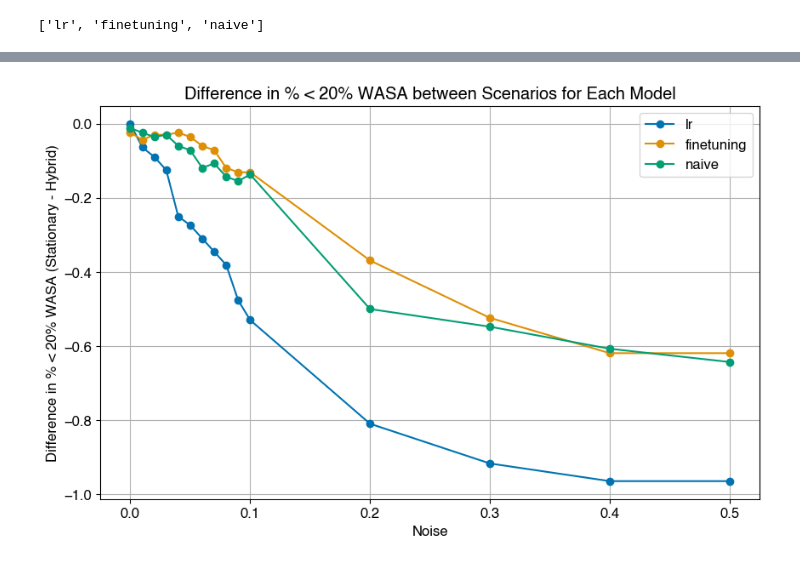
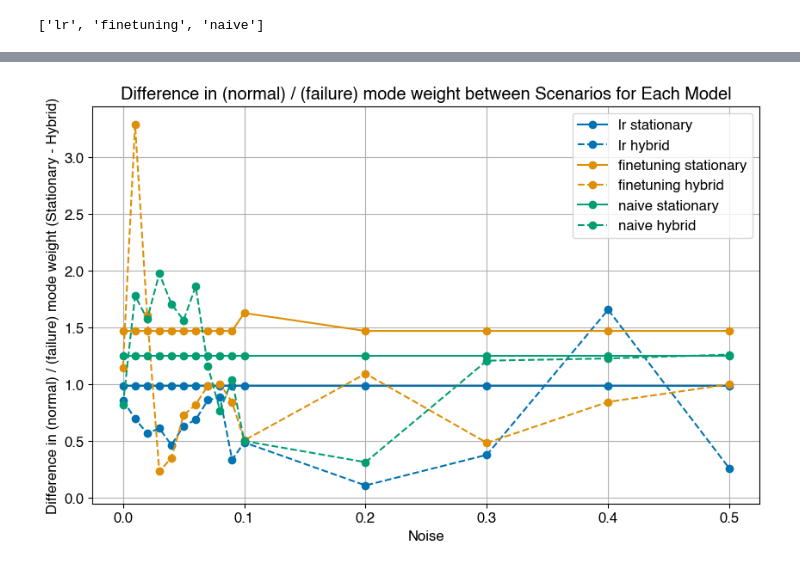
Before and after one commit to Arcascope/pisces, a Jupyter notebook: analyses/NHRC/noise_study.ipynb, the cells around one changed output, grey strips where cells are left out. Drawn from its saved outputs; the diff is of its cells as text; code cells hidden in the pictures.

Commit message:
clean up notebooks to use latest eval work. re-compute with dyn, 50, 32 Hz. Run through models.

```diff
--- a/analyses/NHRC/noise_study.ipynb
+++ b/analyses/NHRC/noise_study.ipynb
@@ -165,0 +184,5 @@ LR_KERNEL_SIZE: 61
+# %%
+
+idx = np.random.randint(0, len(walch.ids))
+id_name = walch.ids[idx]
+print(f"Processing subject {id_name}")
@@ -611,13 +674,15 @@ noise_levels = sorted(evaluations_df['noise'].unique())
 plt.figure(figsize=(10, 6))
 
 METRIC_NAME = 'WASA'
-STAT_NAME = f'% < 20% {METRIC_NAME}'
+# STAT_NAME = f'% < 20% {METRIC_NAME}'
 # STAT_NAME = f'GMM Mode Centers'
+STAT_NAME = f'(normal) / (failure) mode weight'
+
 
 PALETTE = sns.color_palette('colorblind', n_colors=len(models))
 
 def metric_score(df: pd.DataFrame, plot_column: str = WASA_COLUMN) -> tuple:
-    return np.sum(df[plot_column] < 0.2) / len(df)
+    # return np.sum(df[plot_column] < 0.2) / len(df)
     gmm = get_GMM(df)
     means = gmm.means_.flatten()
     mean_sort_idx = means.argsort()
@@ -638,41 +703,44 @@ for idx, model in enumerate(models):
         df_filtered = evaluations_df[
             (evaluations_df['model'] == model) & (evaluations_df['noise'] == noise)
         ]
 
         # Calculate skew for each scenario
         stationary_df = df_filtered[df_filtered['scenario'] == 'stationary']
         # metric_stationary = stationary_df.skew()
-        metric_stationary = metric_score(stationary_df)
-        # metric_stationary, weights_stationary = metric_score(stationary_df)
-        # stationary_scalar = min_over_max(weights_stationary)
+        # metric_stationary = metric_score(stationary_df)
+        metric_stationary, weights_stationary = metric_score(stationary_df)
+        stationary_scalar = weights_stationary[1] / weights_stationary[0]
 
         hybrid_df = df_filtered[df_filtered['scenario'] == 'hybrid']
         metric_hybrid = metric_score(hybrid_df)
-        # metric_hybrid, weights_hybrid = metric_score(hybrid_df)
+        metric_hybrid, weights_hybrid = metric_score(hybrid_df)
+        hybrid_scalar = weights_hybrid[1] / weights_hybrid[0]
         # hybrid_scalar = min_over_max(weights_hybrid)
 
         # Compute the difference in skew
         metric_difference = metric_stationary - metric_hybrid
         metric_diff.append(metric_difference)
 
+        stationary_means.append(stationary_scalar)
+        hybrid_means.append(hybrid_scalar)
         # stationary_means.append(stationary_scalar * np.diff(metric_stationary))
         # hybrid_means.append(hybrid_scalar * np.diff(metric_hybrid))
 
     # Plot the difference
-    plt.plot(noise_levels, metric_diff, label=model, marker='o', color=PALETTE[idx])
-    # plt.plot(noise_levels, stationary_means, label=f"{model} stationary", marker='o', color=PALETTE[idx])
-    # plt.plot(noise_levels, hybrid_means, '--', label=f"{model} hybrid", marker='o', color=PALETTE[idx])
+    # plt.plot(noise_levels, metric_diff, label=model, marker='o', color=PALETTE[idx])
+    plt.plot(noise_levels, stationary_means, label=f"{model} stationary", marker='o', color=PALETTE[idx])
+    plt.plot(noise_levels, hybrid_means, '--', label=f"{model} hybrid", marker='o', color=PALETTE[idx])
 
 
 plt.xlabel('Noise')
 # plt.ylabel(f'Difference in {STAT_NAME}')
 plt.ylabel(f'Difference in {STAT_NAME} (Stationary - Hybrid)')
 plt.title(f'Difference in {STAT_NAME} between Scenarios for Each Model')
 plt.legend()
 plt.grid(True)
 plt.show()
 # %% [output]
-[figure, old version]
+[figure, new version]
 # %%
 evaluations_df.to_csv("evaluations_df_plus_noise.csv", index=False)
 # %%
```
Also changed, not shown: parts of 10 cells of this notebook, 11 other files.
